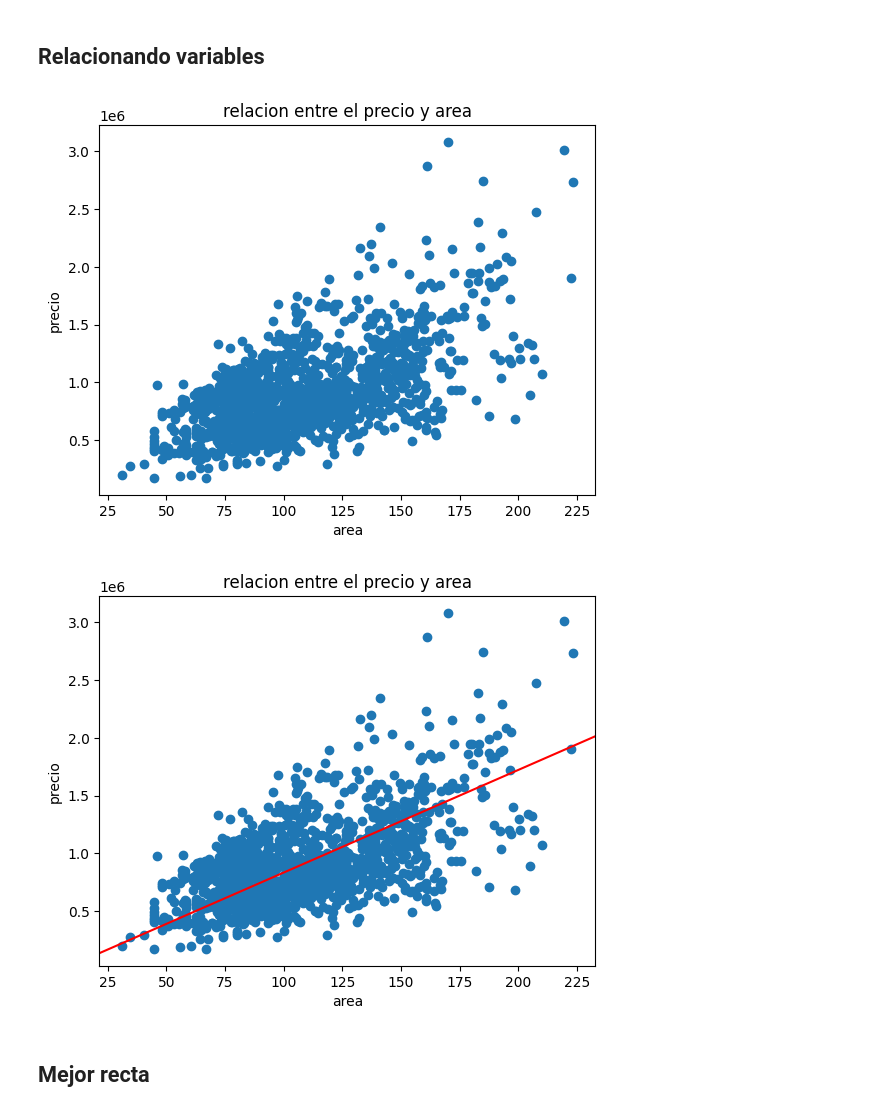
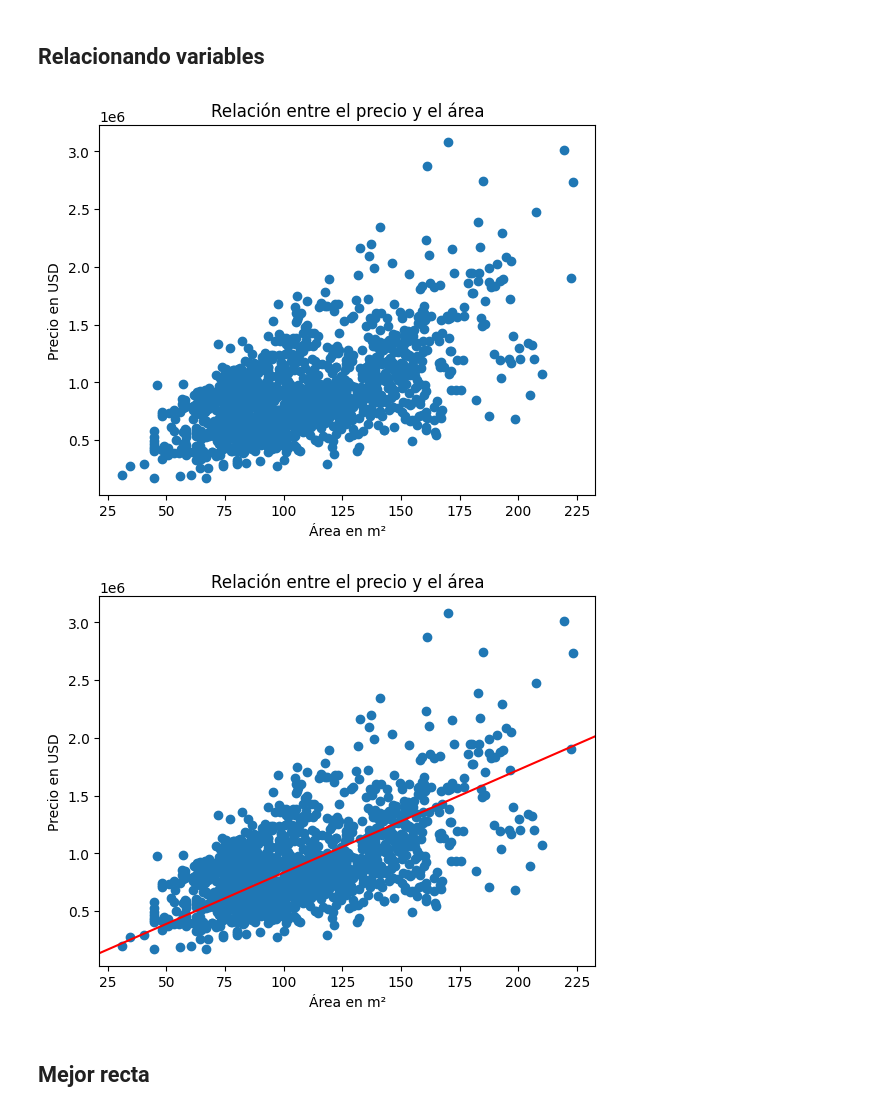
Before and after one commit to mespealva/numpy, a Jupyter notebook: precios_de_inmuebles_regresion_lineal.ipynb, the cells around one changed output. Cells and saved outputs as stored; diff of their text form; code cells hidden in the pictures.

```diff
--- a/precios_de_inmuebles_regresion_lineal.ipynb
+++ b/precios_de_inmuebles_regresion_lineal.ipynb
@@ -100,24 +91,24 @@ import seaborn as sns
 import plotly.express as px
 # %%
 # Cómo se relacionan el área construída y el precio del inmueble?
-plt.scatter(datos["area_primer_piso"],datos["precio_de_venta"])
-plt.title("relacion entre el precio y area")
-plt.xlabel("area")
-plt.ylabel("precio")
+plt.scatter(datos['area_primer_piso'],datos['precio_de_venta'])
+plt.title('Relación entre el precio y el área')
+plt.xlabel('Área en m²')
+plt.ylabel('Precio en USD')
 plt.show()
 # %% [output]
-[figure, old version]
+[figure, new version]
 # %%
 # Aparentemente mientras mayor es el área del primer piso, mayor es el precio de la casa.
 # E si quisieramos trazar una línea que nos permita describir este comportamiento?
-plt.scatter(datos["area_primer_piso"],datos["precio_de_venta"])
-plt.axline(xy1=(40,300000),xy2=(175,1500000), color="red")
-plt.title("relacion entre el precio y area")
-plt.xlabel("area")
-plt.ylabel("precio")
+plt.scatter(datos['area_primer_piso'],datos['precio_de_venta'])
+plt.axline(xy1=(40,300000),xy2=(175,1500000),color='red')
+plt.title('Relación entre el precio y el área')
+plt.xlabel('Área en m²')
+plt.ylabel('Precio en USD')
 plt.show()
 # %% [output]
-[figure, old version]
+[figure, new version]
 # %% [markdown]
 ## Mejor recta
 # %%
```
Also changed, not shown: parts of 47 cells of this notebook.
